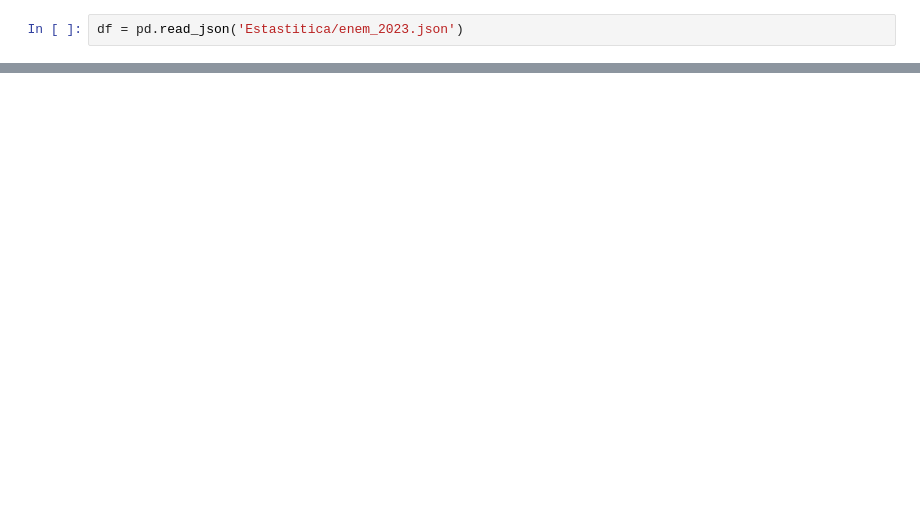
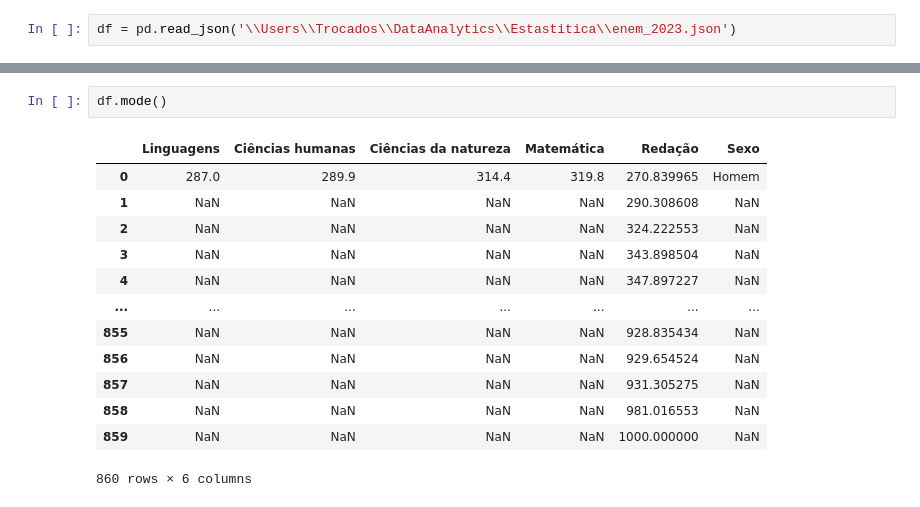
Before and after one commit to naticost/DataAnalytics, a Jupyter notebook: Estastitica/ExercicioFrequencia.ipynb, the cells around one changed output, grey strips where cells are left out. Drawn from its saved outputs; the diff is of its cells as text; blank space fills up the shorter version.

```diff
--- a/Estastitica/ExercicioFrequencia.ipynb
+++ b/Estastitica/ExercicioFrequencia.ipynb
@@ -9,2 +7,2 @@ ModuleNotFoundError: No module named 'seaborn'
 # %%
-df = pd.read_json('Estastitica/enem_2023.json')
+df = pd.read_json('\\Users\\Trocados\\DataAnalytics\\Estastitica\\enem_2023.json')
@@ -12,0 +34,16 @@ NameError: name 'pd' is not defined
+# %%
+df.mode()
+# %% [output]
+|  | Linguagens | Ciências humanas | Ciências da natureza | Matemática | Redação | Sexo |
+| 0 | 287.0 | 289.9 | 314.4 | 319.8 | 270.839965 | Homem |
+| 1 | NaN | NaN | NaN | NaN | 290.308608 | NaN |
+| 2 | NaN | NaN | NaN | NaN | 324.222553 | NaN |
+| 3 | NaN | NaN | NaN | NaN | 343.898504 | NaN |
+| 4 | NaN | NaN | NaN | NaN | 347.897227 | NaN |
+| ... | ... | ... | ... | ... | ... | ... |
+| 855 | NaN | NaN | NaN | NaN | 928.835434 | NaN |
+| 856 | NaN | NaN | NaN | NaN | 929.654524 | NaN |
+| 857 | NaN | NaN | NaN | NaN | 931.305275 | NaN |
+| 858 | NaN | NaN | NaN | NaN | 981.016553 | NaN |
+| 859 | NaN | NaN | NaN | NaN | 1000.000000 | NaN |
+860 rows × 6 columns
```
Also changed, not shown: parts of 13 cells of this notebook.
